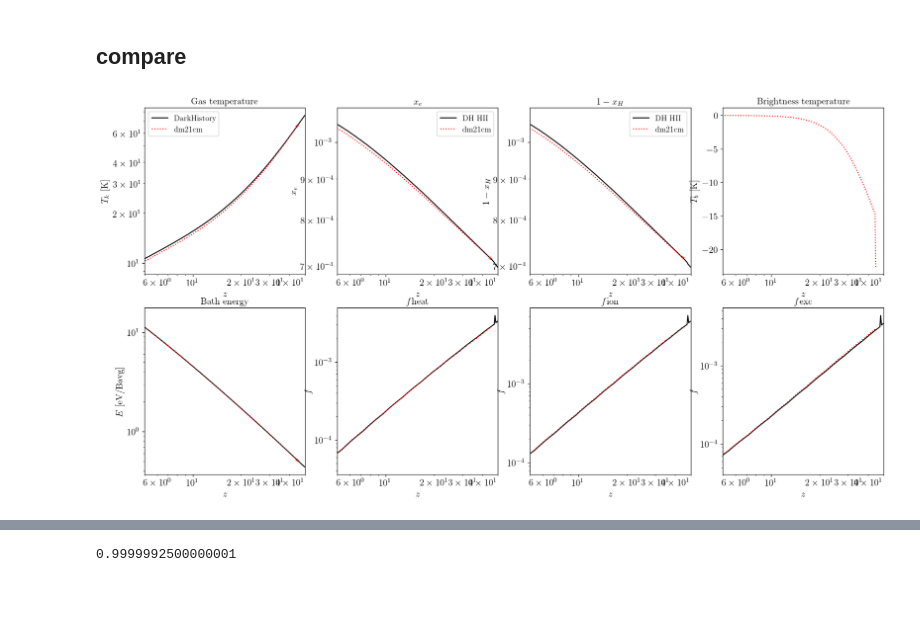
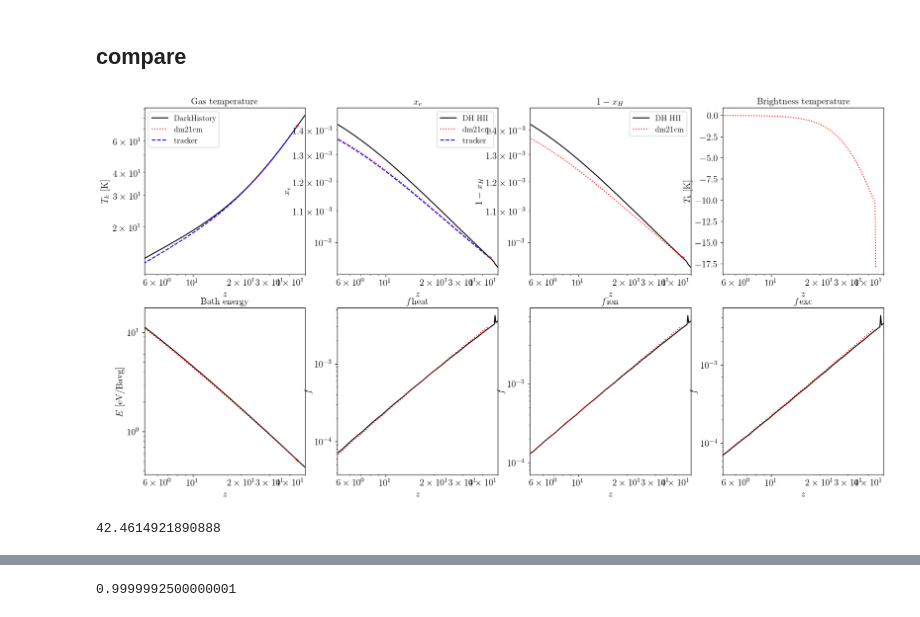
Before and after one commit to yitiansun/DM21cm, a Jupyter notebook: cross_check/compare_global.ipynb, the cells around one changed output, grey strips where cells are left out. Saved outputs shown, nothing was run; the diff lists cells and outputs as text; code cells hidden in the pictures.

```diff
--- a/cross_check/compare_global.ipynb
+++ b/cross_check/compare_global.ipynb
@@ -81,6 +78,7 @@ soln = evolve_DH(
     photoion_rate_func=[lambda x: 0., lambda x: 0., lambda x: 0.],
     photoheat_rate_func=[lambda x: 0., lambda x: 0., lambda x: 0.],
     cross_check_21cmfast=True,
+    cross_check_21cmfast_tf_version=tf_version,
     debug_no_bath=False,
 )
 
@@ -318,7 +256,7 @@ return_dict['profiler'].plot()
 # %% [markdown]
 ## compare
 # %%
-def plot_global(dh_soln, soln):
+def plot_global(dh_soln, soln, tracker=False):
     fig, axs = plt.subplots(2, 4, figsize=(20, 10))
 
     color_dict = {
@@ -331,6 +269,8 @@ def plot_global(dh_soln, soln):
     ax = axs[0,0]
     ax.plot(dh_soln['rs'][i_z_st:] - 1, dh_soln['Tm'][i_z_st:]/phys.kB, color=color_dict['DH'], label='DarkHistory')
     ax.plot(soln['z'], soln['T_k'], color=color_dict['21'], ls=':', label='dm21cm')
+    if tracker:
+        ax.plot(soln['z'], soln['T_k_tracker'], color='b', ls='--', label='tracker')
     ax.plot(soln['z'][0], soln['T_k'][0], color=color_dict['21'], marker='+', ms=5)
     ax.set(xlim=(5, 50), xscale='log', yscale='log')
     ax.set(xlabel='$z$', ylabel='$T_k$ [K]', title='Gas temperature')
@@ -340,6 +280,8 @@ def plot_global(dh_soln, soln):
     ax.plot(dh_soln['rs'][i_z_st:] - 1, dh_soln['x'][i_z_st:, 0], color=color_dict['DH'], label='DH HII')
     #ax.plot(dh_soln['rs'][i_z_st:] - 1, dh_soln['x'][i_z_st:, 1], color='b', label='DH HeII')
     ax.plot(soln['z'], soln['x_e'], color=color_dict['21'], ls=':', label='dm21cm')
+    if tracker:
+        ax.plot(soln['z'], soln['x_e_tracker'], color='b', ls='--', label='tracker')
     ax.plot(soln['z'][0], soln['x_e'][0], color=color_dict['21'], marker='+', ms=5)
     ax.set(xlim=(5, 50), xscale='log', yscale='log')
     ax.set(xlabel='$z$', ylabel='$x_e$', title='$x_e$')
@@ -390,8 +332,12 @@ def plot_global(dh_soln, soln):
 # %%
 run_name = 'dhc_test'
 dh_soln = pickle.load(open(f"run_info/{run_name}_dh_soln.p", 'rb'))
 run_name = 'dhc_test'
 soln = np.load(f"run_info/{run_name}_records.npy", allow_pickle=True).item()
-plot_global(dh_soln, soln)
+plot_global(dh_soln, soln, tracker=True)
 # %% [output]
-[figure, old version]
+[figure, new version]
+# %%
+soln['z'][5]
+# %% [output]
+42.4614921890888
```
Also changed, not shown: parts of 8 cells of this notebook, 16 other files.
